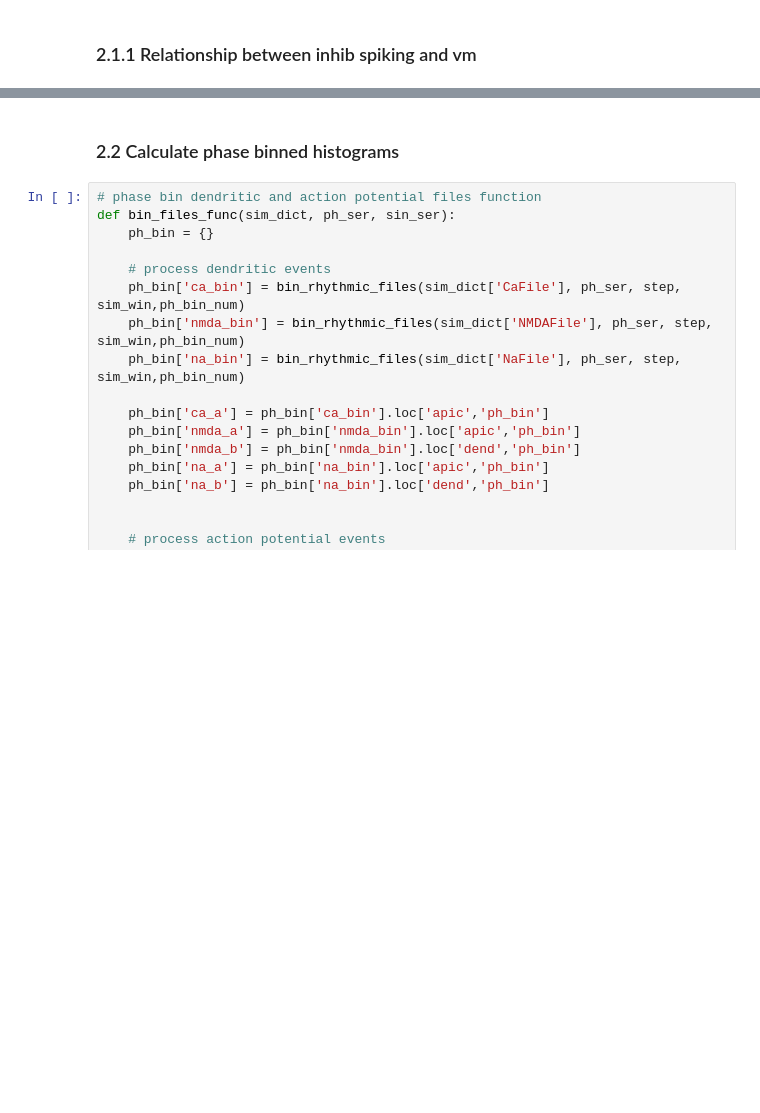
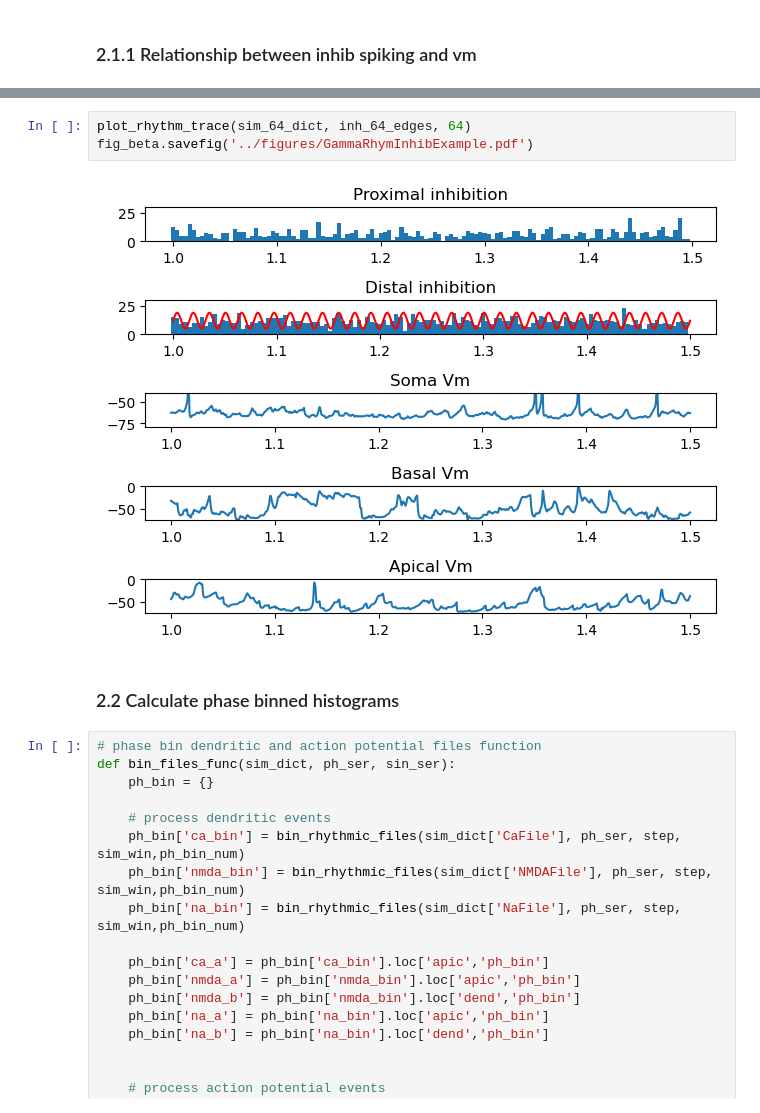
Before and after one commit to dbheadley/InhibOnDendComp, a Jupyter notebook: scripts/DendSpike_RhythmicInh_PoissonExc.ipynb, the cells around one changed output, grey strips where cells are left out. Saved outputs shown, nothing was run; the diff lists cells and outputs as text; blank space fills up the shorter version.

```diff
--- a/scripts/DendSpike_RhythmicInh_PoissonExc.ipynb
+++ b/scripts/DendSpike_RhythmicInh_PoissonExc.ipynb
@@ -145,3 +160,8 @@ plt.show()
+# %%
+plot_rhythm_trace(sim_64_dict, inh_64_edges, 64)
+fig_beta.savefig('../figures/GammaRhymInhibExample.pdf')
+# %% [output]
+[figure, added]
 # %% [markdown]
 ### 2.2 Calculate phase binned histograms
 # %%
```
Also changed, not shown: parts of 8 cells of this notebook, 3 other files.
